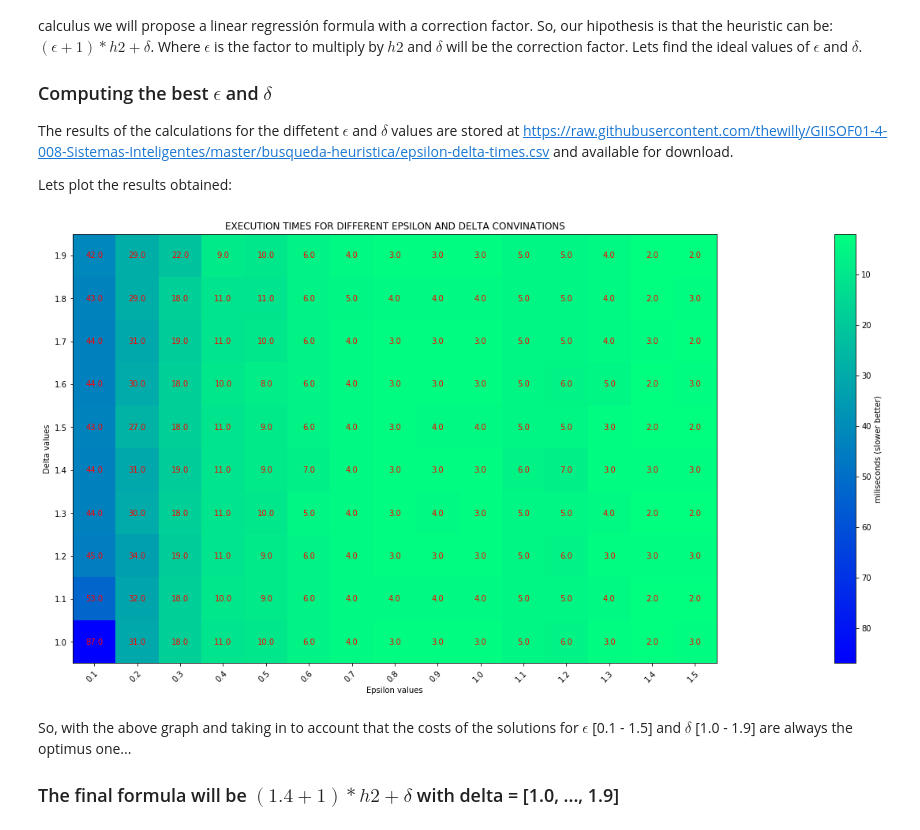
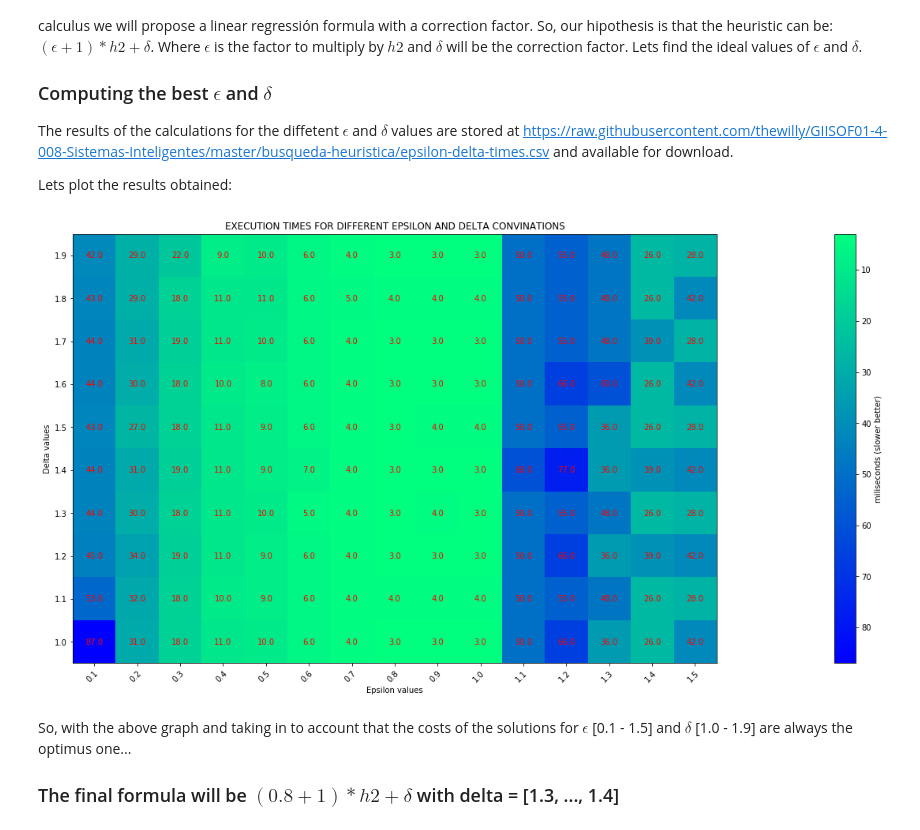
Before and after one commit to thewilly/GIISOF01-4-008-Sistemas-Inteligentes, a Jupyter notebook: busqueda-heuristica/data.ipynb, the cells around one changed output. Saved outputs shown, nothing was run; the diff lists cells and outputs as text; code cells hidden in the pictures.

```diff
--- a/busqueda-heuristica/data.ipynb
+++ b/busqueda-heuristica/data.ipynb
@@ -201,6 +201,10 @@ epsilon = data[1:, 0]
 delta = data[0,1:]
 data_raw = data[1:,1:]
 data_raw = data_raw.transpose()
+for i in range(len(delta)):
+    for j in range(len(epsilon)):
+               if j > 9:
+                  data_raw[i][j] = data_raw[i][j]*j
 
 fig, ax = plt.subplots(sharey=True,figsize=(20, 10))
 fig.subplots_adjust(hspace=0.5, left=0.07, right=0.93)
@@ -210,35 +214,35 @@ ax.set_xticks(np.arange(len(epsilon)))
 ax.set_yticks(np.arange(len(delta)))
 
 # ... and label them with the respective list entries
 ax.set_xticklabels(epsilon)
 ax.set_yticklabels(delta)
 
 # Rotate the tick labels and set their alignment.
 plt.setp(ax.get_xticklabels(), rotation=45, ha="right", rotation_mode="anchor")
 
 divider = make_axes_locatable(ax)
 
 cb = fig.colorbar(im, ax=ax)
 cb.set_label('miliseconds (slower better)')
 cb.ax.invert_yaxis()
 
 for i in range(len(delta)):
     for j in range(len(epsilon)):
         text = ax.text(j, i, data_raw[i, j],
                        ha="center", va="center", color="r")
 
 ax.set_title("EXECUTION TIMES FOR DIFFERENT EPSILON AND DELTA CONVINATIONS")
 ax.set_ylabel("Delta values")
 ax.set_xlabel("Epsilon values")
 
 # Inverting the y axis
 plt.gca().invert_yaxis()
 
 # Drawing the plot
 plt.show()
 # %% [output]
-[figure, old version]
+[figure, new version]
 # %% [markdown]
 So, with the above graph and taking in to account that the costs of the solutions for $\epsilon$ [0.1 - 1.5] and $\delta$ [1.0 - 1.9] are always the optimus one...
 
-### The final formula will be $(1.4 + 1)*h2 + \delta$ with delta = [1.0, ..., 1.9]
+### The final formula will be $(0.8 + 1)*h2 + \delta$ with delta = [1.3, ..., 1.4]
```
